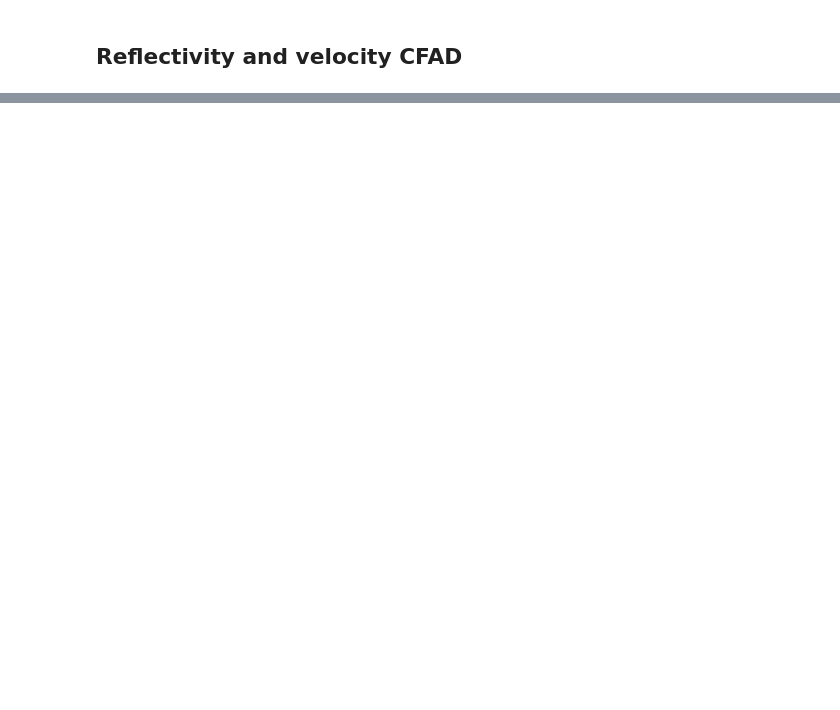
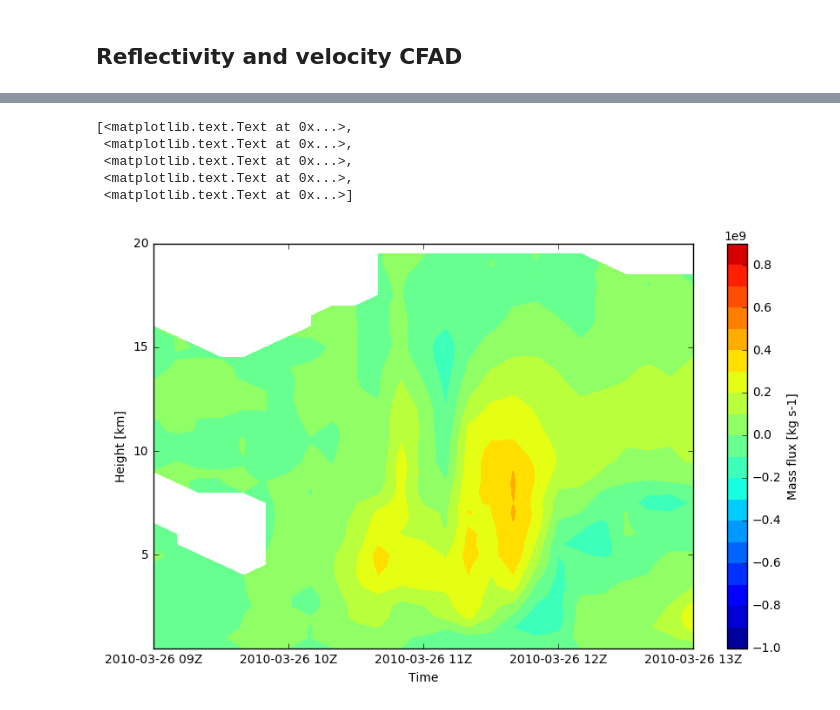
Before and after one commit to rcjackson/cmdv-rrm-anl, a Jupyter notebook: notebooks/w pdf.ipynb, the cells around one changed output, grey strips where cells are left out. Cells and saved outputs as stored; diff of their text form; code cells hidden in the pictures; blank space fills up the shorter version.

```diff
--- a/notebooks/w pdf.ipynb
+++ b/notebooks/w pdf.ipynb
@@ -786,0 +843,47 @@ plt.title('CFAD w January 19-21')
+# %%
+count = 0
+num_levels = 40
+dc = np.ma.zeros((len(times), 81, 111))
+ws = np.ma.zeros((len(times), num_levels, 81, 111))
+ws_all = np.ma.zeros((len(times), num_levels, 81, 111))
+rfs = np.ma.zeros((len(times), num_levels, 81, 111))
+flux = np.ma.zeros((len(times), num_levels))
+datenums = []
+
+for time in times:
+    pyart_grid = get_grid_from_dda(time)
+    bca = get_bca(pyart_grid)
+    w = pyart_grid.fields['upward_air_velocity']['data']
+    updraft_depth = np.zeros(w[0].shape)
+    z = pyart_grid.fields['reflectivity']['data']
+    for i in range(0,num_levels):
+        ws = np.ma.masked_where(np.logical_or(np.logical_or(bca < math.pi/6,
+                                                            bca > 5*math.pi/6),
+                                              z[i] < 1), w[i])
+        # Grid spacing in horizontal is 1 km by 1 km, rho from Grinnell et al 1996
+        rho = 1.0*np.exp(-0.5*i/8)
+        flux[count,i] = rho*np.ma.sum(ws*1e3*1e3)
+    count = count + 1
+    datenums.append(dates.date2num(time))
+
+datelocs = times[0::int(len(datenums)/4)]
+x_ticks = dates.date2num(datelocs)
+plt.figure(figsize=(10,6))
+x,y = np.meshgrid(datenums,0.5*np.arange(1,num_levels+1))
+plt.contourf(x,y,np.transpose(flux), levels=np.arange(-1e9,1e9,1e8),vmin=-1e9, vmax=1e9)
+bar = plt.colorbar()
+plt.clim((-1e9, 1e9))
+bar.set_label('Mass flux [kg s-1]')
+plt.gca().set_xticks(x_ticks)
+plt.xlabel('Time')
+plt.ylabel('Height [km]')
+from datetime import date
+# Set the xtick labels to correspond to just the dates you entered.
+plt.gca().set_xticklabels([date.strftime("%Y-%m-%d %HZ") for date in datelocs])
+# %% [output]
+[<matplotlib.text.Text at 0x...>,
+ <matplotlib.text.Text at 0x...>,
+ <matplotlib.text.Text at 0x...>,
+ <matplotlib.text.Text at 0x...>,
+ <matplotlib.text.Text at 0x...>]
+[figure, added]
```
Also changed, not shown: parts of 11 cells of this notebook.
